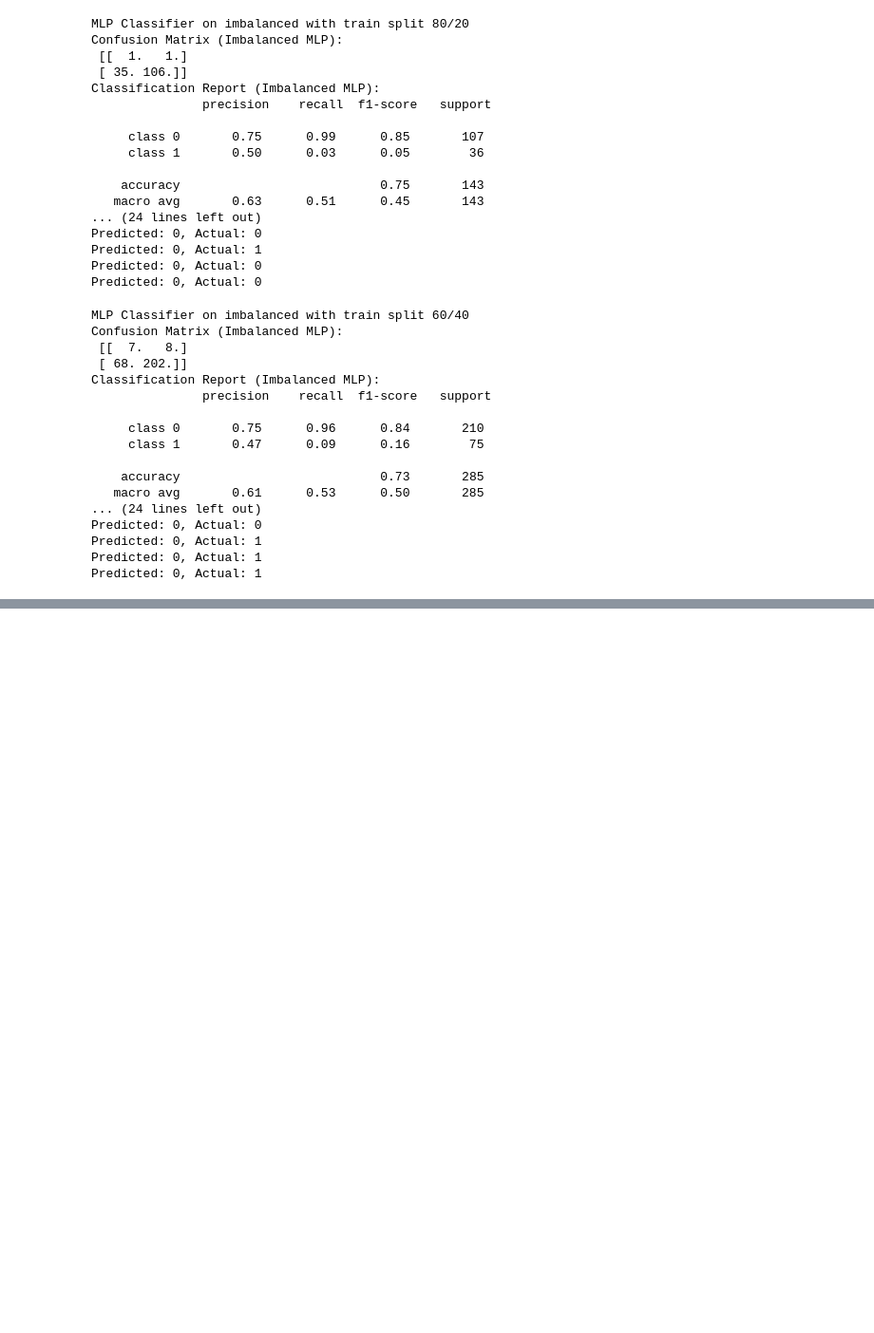
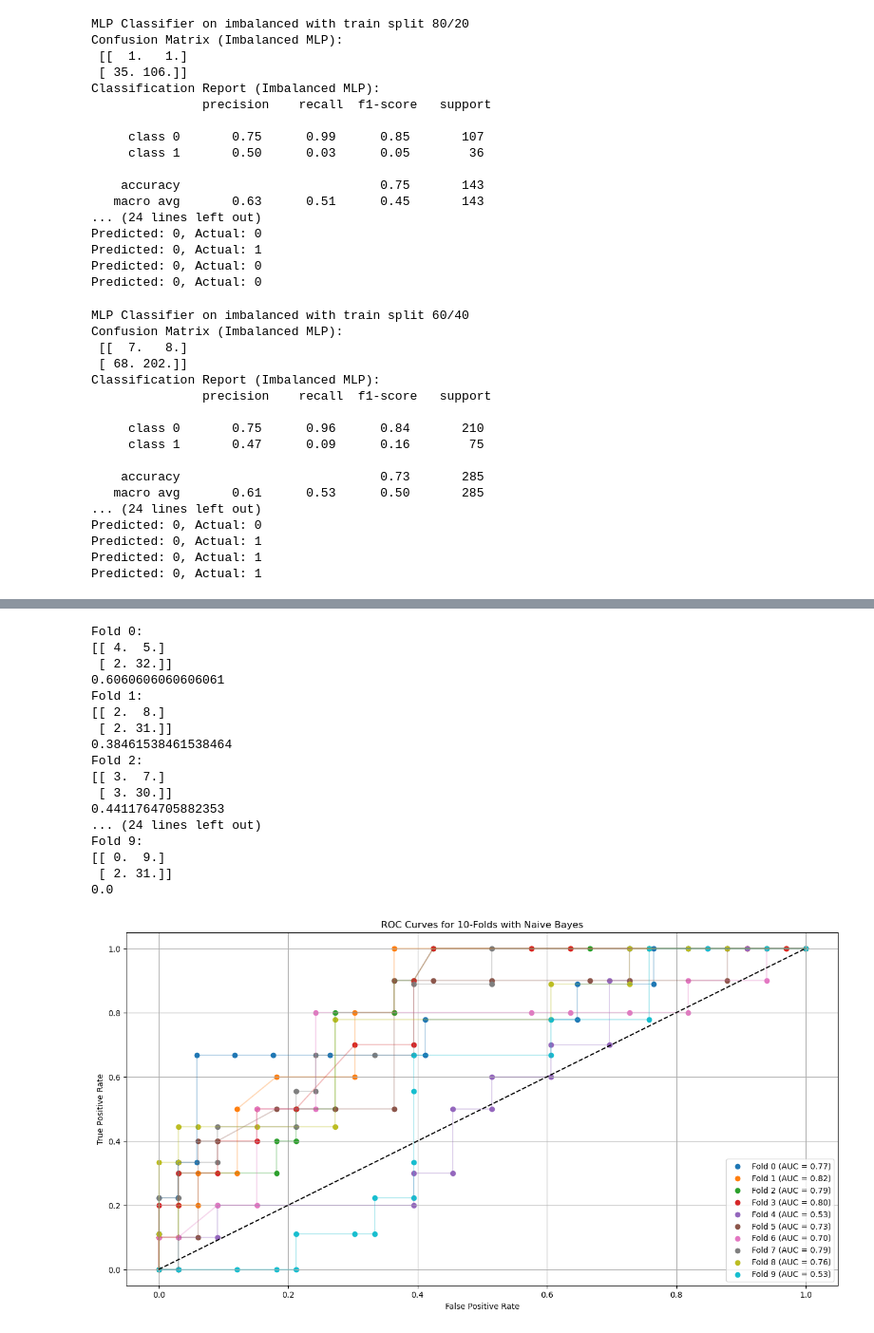
Before and after one commit to Nuraly1503/Data-Analytics, a Jupyter notebook: DA03/3-1.ipynb, the cells around one changed output, grey strips where cells are left out. Shown at 95% size. Saved outputs shown, nothing was run; the diff lists cells and outputs as text; code cells hidden in the pictures; blank space fills up the shorter version.

```diff
--- a/DA03/3-1.ipynb
+++ b/DA03/3-1.ipynb
@@ -695,0 +699,71 @@ Fbeta score (Imbalanced Naive Bayes Cross-validated):
+# %%
+# For the 60/40 split
+skf = StratifiedKFold(n_splits=10)
+
+plt.figure(figsize=(16, 8))
+confusion_scores_fold = []
+classification_reports_fold = []
+fbeta_scores_fold = []
+roc_auc_scores_fold = []
+gnb = GaussianNB()
+
+for i, (train_index, val_index) in enumerate(skf.split(X_train_40, y_train_40)):
+    X_train_fold, X_val_fold = X_train_40.iloc[train_index], X_train_40.iloc[val_index]
+    y_train_fold, y_val_fold = y_train_40.iloc[train_index], y_train_40.iloc[val_index]
+
+    gnb.fit(X_train_fold, y_train_fold)
+    y_pred_imbalance = gnb.predict(X_val_fold)
+    y_pred_proba = gnb.predict_proba(X_val_fold)[:, 1]
+    y_val_fold = y_val_fold.reset_index(drop=True)
+    y_pred_imbalance = pd.Series(y_pred_imbalance).reset_index(drop=True)
+    confusion_imbalance = confusion_matrix(y_val_fold, y_pred_imbalance)
+    roc_auc_fold = roc_auc_score(y_val_fold, y_pred_proba)
+    classification_report_fold = classification_report(y_val_fold, y_pred_imbalance, target_names=['class 0', 'class 1'])
+    fbeta_score_fold = fbeta_score(y_val_fold, y_pred_imbalance, beta=0.5)
+    confusion_scores_fold.append(confusion_imbalance)
+    classification_reports_fold.append(classification_report_fold)
+    fbeta_scores_fold.append(fbeta_score_fold)
+    roc_auc_scores_fold.append(roc_auc_fold)
+
+    fpr, tpr, _ = roc_curve(y_val_fold, y_pred_proba)
+    plt.scatter(fpr, tpr, label=f'Fold {i} (AUC = {roc_auc_fold:.2f})')
+    plt.plot(fpr, tpr, alpha=0.3)
+    print(f"Fold {i}:")
+    print(confusion_imbalance)
+    print(fbeta_score_fold)
+
+# ROC plot
+plt.plot([0, 1], [0, 1], 'k--')
+plt.title('ROC Curves for 10-Folds with Naive Bayes')
+plt.xlabel('False Positive Rate')
+plt.ylabel('True Positive Rate')
+plt.legend()
+plt.grid(True)
+plt.show()
+
+# FBETA- score plot
+plt.figure(figsize=(8, 6))
+plt.bar(range(len(fbeta_scores_fold)), fbeta_scores_fold, color='blue')
+plt.title('Fbeta scores for each fold')
+plt.xlabel('Fold')
+plt.ylabel('Fbeta score')
+plt.show()
+# %% [output]
+Fold 0:
+[[ 4.  5.]
+ [ 2. 32.]]
+0.6060606060606061
+Fold 1:
+[[ 2.  8.]
+ [ 2. 31.]]
+0.38461538461538464
+Fold 2:
+[[ 3.  7.]
+ [ 3. 30.]]
+0.4411764705882353
+... (24 lines left out)
+Fold 9:
+[[ 0.  9.]
+ [ 2. 31.]]
+0.0
+[figure, added]
```
Also changed, not shown: parts of 4 cells of this notebook.
